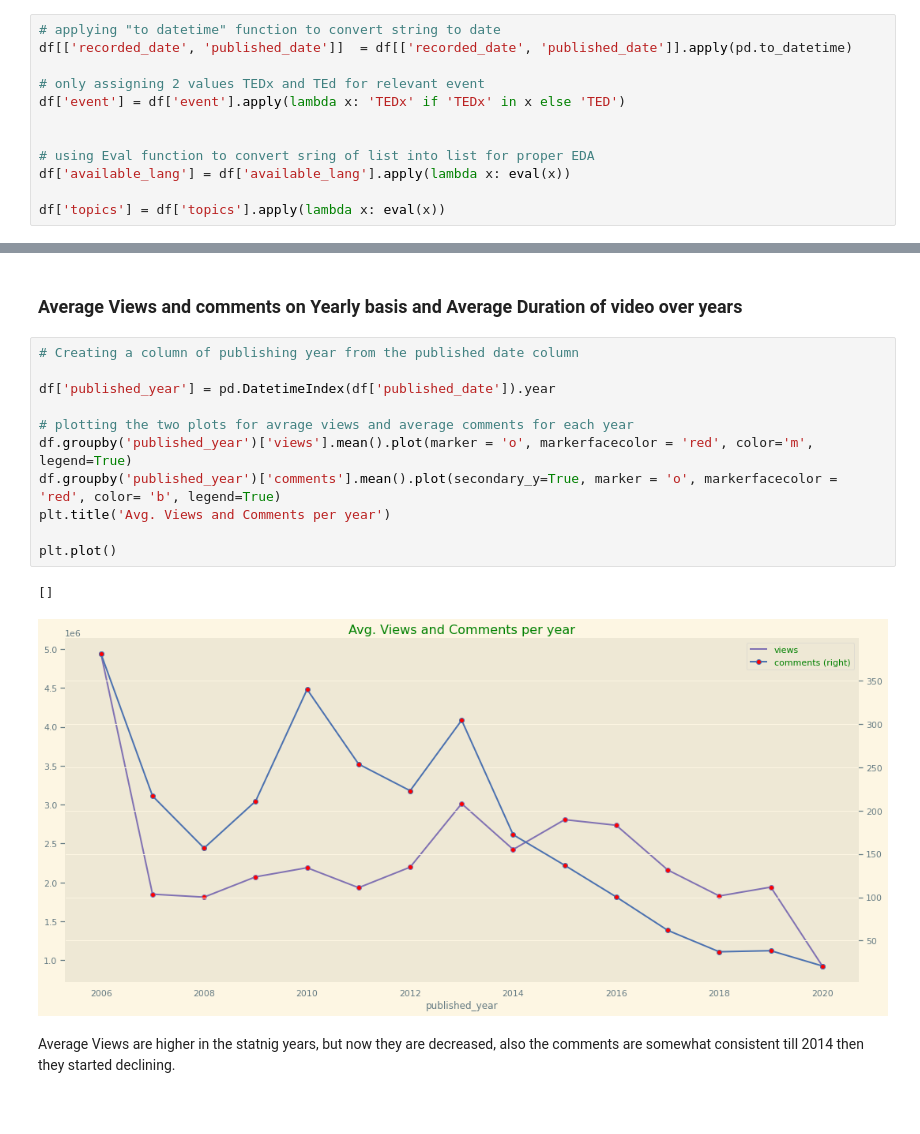
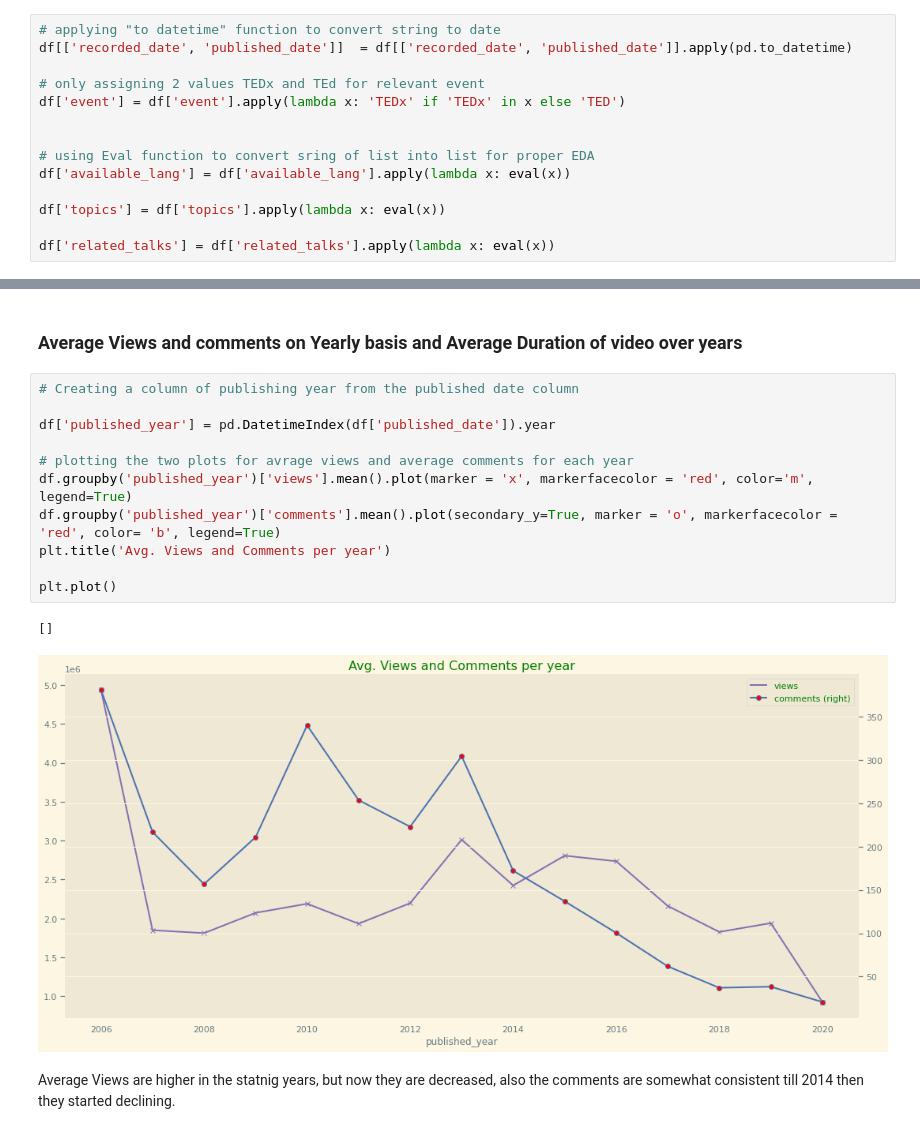
Before and after one commit to GuptaRitik/Ted-talk-views-prediction, a Jupyter notebook: TEDx_talks_views_pred.ipynb, the cells around one changed output, grey strips where cells are left out. Drawn from its saved outputs; the diff is of its cells as text.

```diff
--- a/TEDx_talks_views_pred.ipynb
+++ b/TEDx_talks_views_pred.ipynb
@@ -230,6 +230,8 @@ df['event'] = df['event'].apply(lambda x: 'TEDx' if 'TEDx' in x else 'TED')
 df['available_lang'] = df['available_lang'].apply(lambda x: eval(x))
 
 df['topics'] = df['topics'].apply(lambda x: eval(x))
+
+df['related_talks'] = df['related_talks'].apply(lambda x: eval(x))
 # %% [markdown]
 # Exploratory Data Analysis
 # %% [markdown]
@@ -353,17 +355,17 @@ there were some insights we got from here are,
 # %%
 # Creating a column of publishing year from the published date column
 
 df['published_year'] = pd.DatetimeIndex(df['published_date']).year
 
 # plotting the two plots for avrage views and average comments for each year
-df.groupby('published_year')['views'].mean().plot(marker = 'o', markerfacecolor = 'red', color='m', legend=True)
+df.groupby('published_year')['views'].mean().plot(marker = 'x', markerfacecolor = 'red', color='m', legend=True)
 df.groupby('published_year')['comments'].mean().plot(secondary_y=True, marker = 'o', markerfacecolor = 'red', color= 'b', legend=True)
 plt.title('Avg. Views and Comments per year')
 
 plt.plot()
 # %% [output]
 []
-[figure, old version]
+[figure, new version]
 # %% [markdown]
 Average Views are higher in the statnig years, but now they are decreased, also the comments are somewhat consistent till 2014 then they started declining.
 # %%
```
Also changed, not shown: parts of 21 cells of this notebook.
